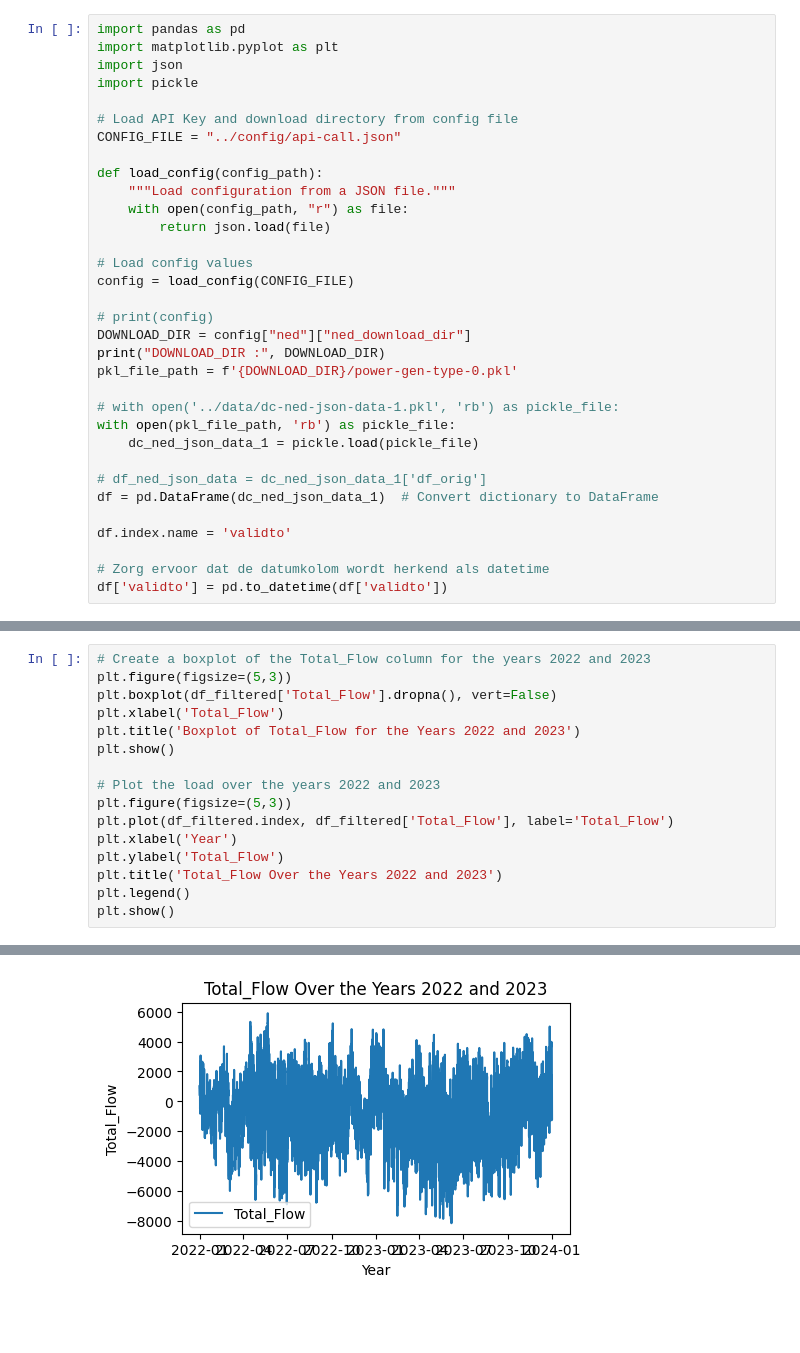
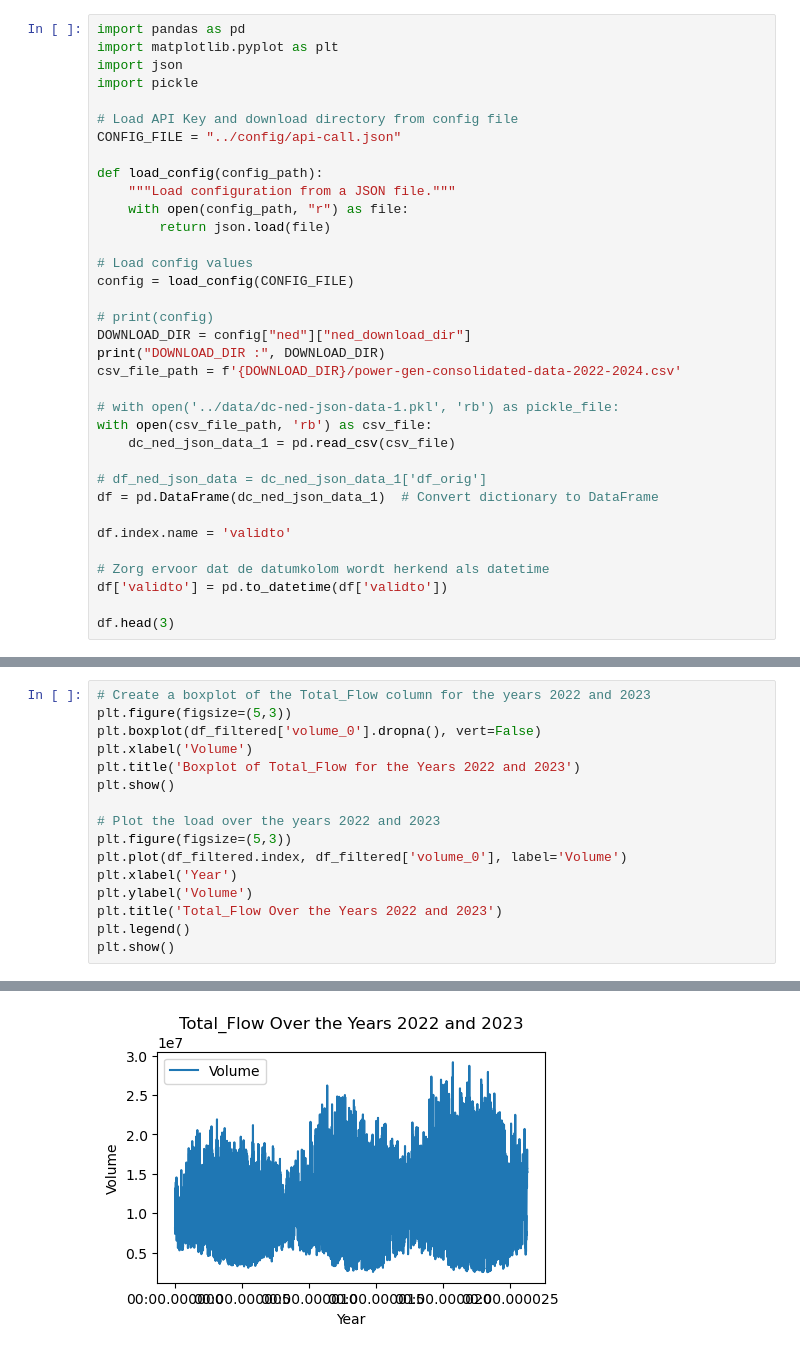
Before and after one commit to tvgerwe/ENEXIS, a Jupyter notebook: workspaces/sandeep/ned/ned-plots.ipynb, the cells around one changed output, grey strips where cells are left out. Drawn from its saved outputs; the diff is of its cells as text; blank space fills up the shorter version.

```diff
--- a/workspaces/sandeep/ned/ned-plots.ipynb
+++ b/workspaces/sandeep/ned/ned-plots.ipynb
@@ -18,11 +18,11 @@ config = load_config(CONFIG_FILE)
 # print(config)
 DOWNLOAD_DIR = config["ned"]["ned_download_dir"]
 print("DOWNLOAD_DIR :", DOWNLOAD_DIR)
-pkl_file_path = f'{DOWNLOAD_DIR}/power-gen-type-0.pkl'
+csv_file_path = f'{DOWNLOAD_DIR}/power-gen-consolidated-data-2022-2024.csv'
 
 # with open('../data/dc-ned-json-data-1.pkl', 'rb') as pickle_file:
-with open(pkl_file_path, 'rb') as pickle_file:
-    dc_ned_json_data_1 = pickle.load(pickle_file)
+with open(csv_file_path, 'rb') as csv_file:
+    dc_ned_json_data_1 = pd.read_csv(csv_file)
 
 # df_ned_json_data = dc_ned_json_data_1['df_orig']
 df = pd.DataFrame(dc_ned_json_data_1)  # Convert dictionary to DataFrame
@@ -31,5 +31,7 @@ df.index.name = 'validto'
 
 # Zorg ervoor dat de datumkolom wordt herkend als datetime
 df['validto'] = pd.to_datetime(df['validto'])
+
+df.head(3)
 # %% [output]
 DOWNLOAD_DIR : ../data/powergen/
@@ -97,16 +105,16 @@ TypeError: unsupported operand type(s) for +: 'Timestamp' and 'Timestamp'
 # %%
 # Create a boxplot of the Total_Flow column for the years 2022 and 2023
 plt.figure(figsize=(5,3))
-plt.boxplot(df_filtered['Total_Flow'].dropna(), vert=False)
-plt.xlabel('Total_Flow')
+plt.boxplot(df_filtered['volume_0'].dropna(), vert=False)
+plt.xlabel('Volume')
 plt.title('Boxplot of Total_Flow for the Years 2022 and 2023')
 plt.show()
 
 # Plot the load over the years 2022 and 2023
 plt.figure(figsize=(5,3))
-plt.plot(df_filtered.index, df_filtered['Total_Flow'], label='Total_Flow')
+plt.plot(df_filtered.index, df_filtered['volume_0'], label='Volume')
 plt.xlabel('Year')
-plt.ylabel('Total_Flow')
+plt.ylabel('Volume')
 plt.title('Total_Flow Over the Years 2022 and 2023')
 plt.legend()
 plt.show()
@@ -115,3 +123,3 @@ plt.show()
-[figure, old version]
+[figure, new version]
 # %%
 # Drop rows with missing values in 'Price' column
```
Also changed, not shown: parts of 7 cells of this notebook, 5 other files.
